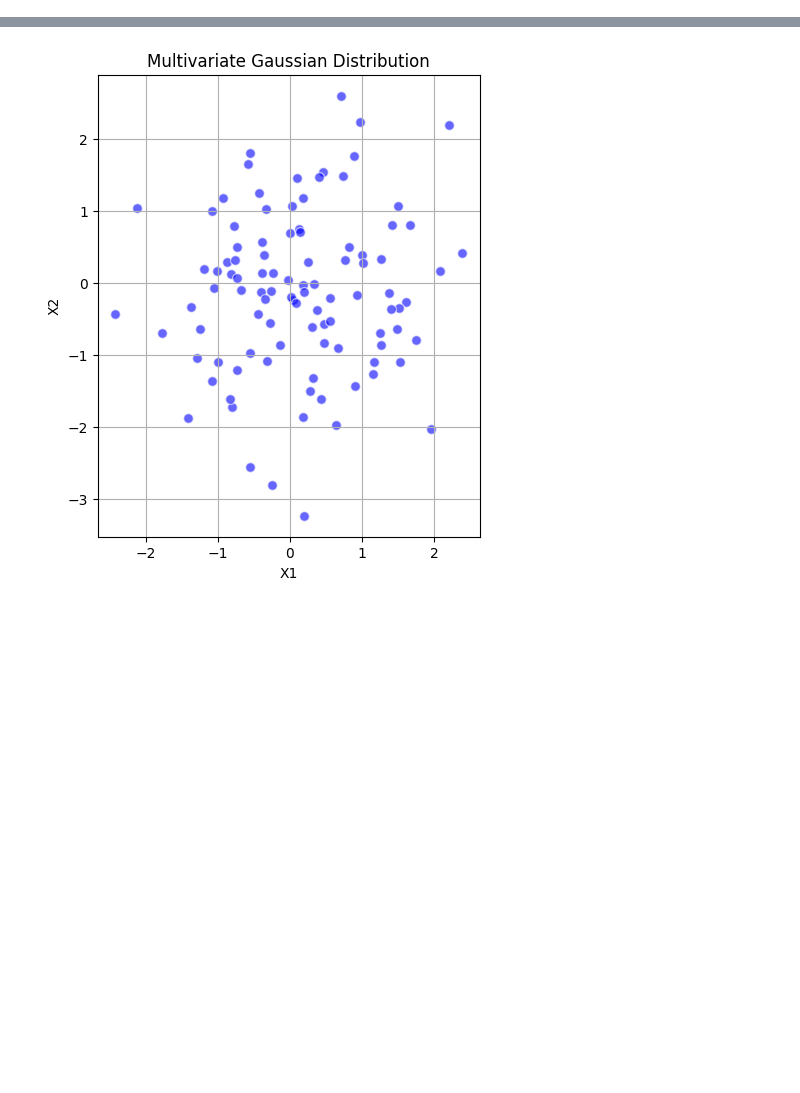
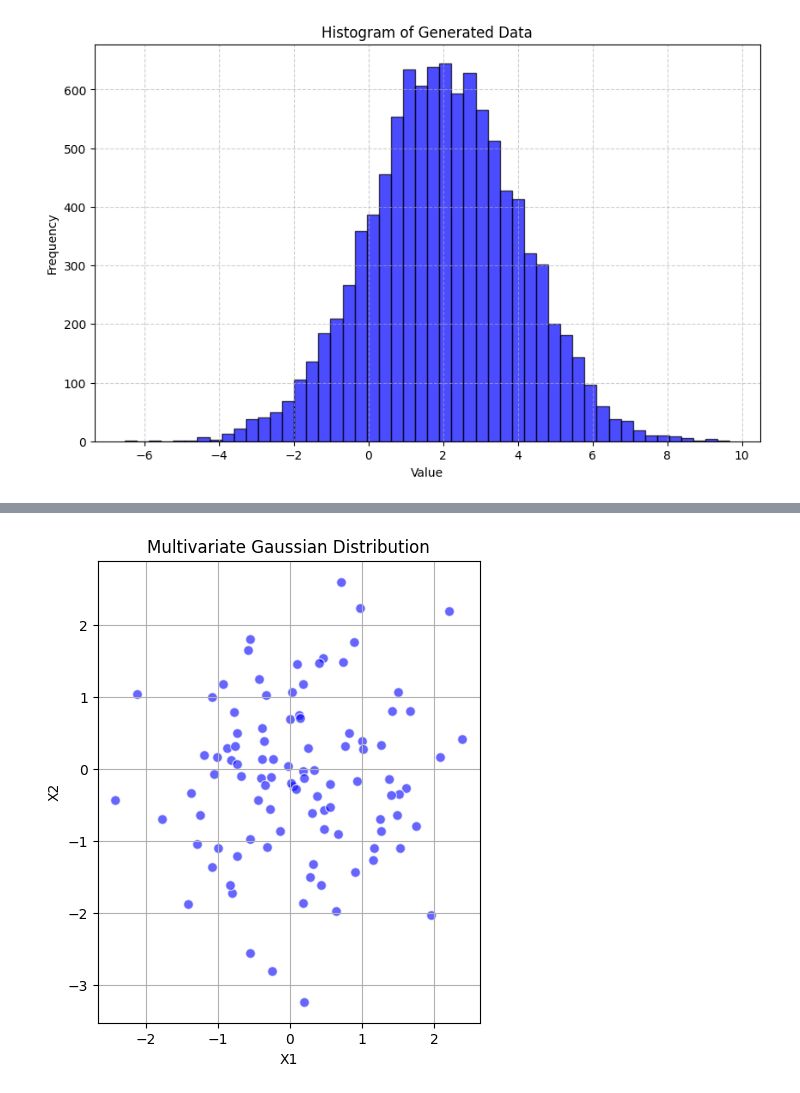
Before and after one commit to katonapng/score_matching, a Jupyter notebook: score_matching.ipynb, the cells around one changed output, grey strips where cells are left out. Drawn from its saved outputs; the diff is of its cells as text; code cells hidden in the pictures; blank space fills up the shorter version.

```diff
--- a/score_matching.ipynb
+++ b/score_matching.ipynb
@@ -80 +84,14 @@ x = torch.randn(1000)
+# %%
+mean, std = 2, 2
+x = torch.normal(mean=mean, std=std, size=(10000,))
+# %%
+plt.figure(figsize=(10, 6))
+plt.hist(x.numpy(), bins=50, color='blue', alpha=0.7, edgecolor='black')
+plt.title('Histogram of Generated Data')
+plt.xlabel('Value')
+plt.ylabel('Frequency')
+plt.grid(True, linestyle='--', alpha=0.6)
+plt.show()
+# %% [output]
+[figure, added]
 # %%
```
Also changed, not shown: parts of 45 cells of this notebook, 1 other file.
